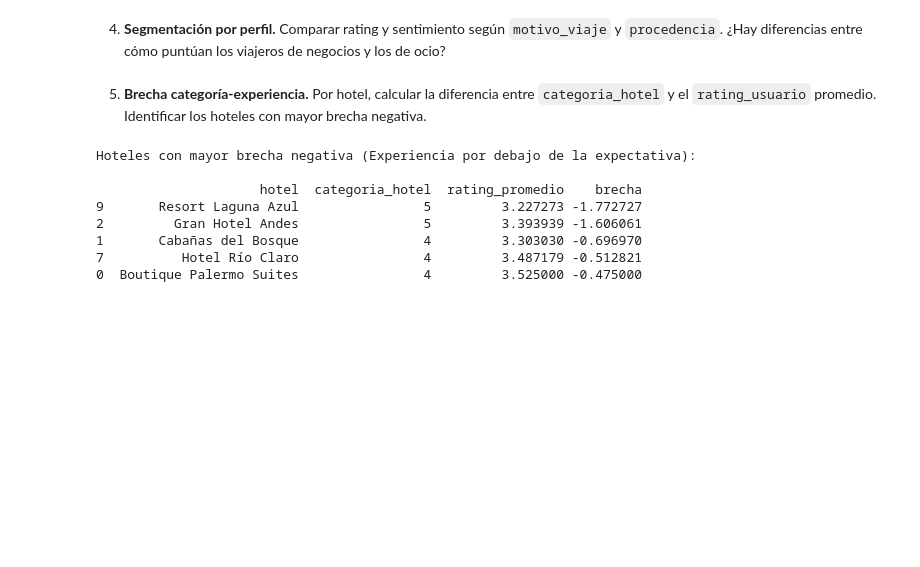
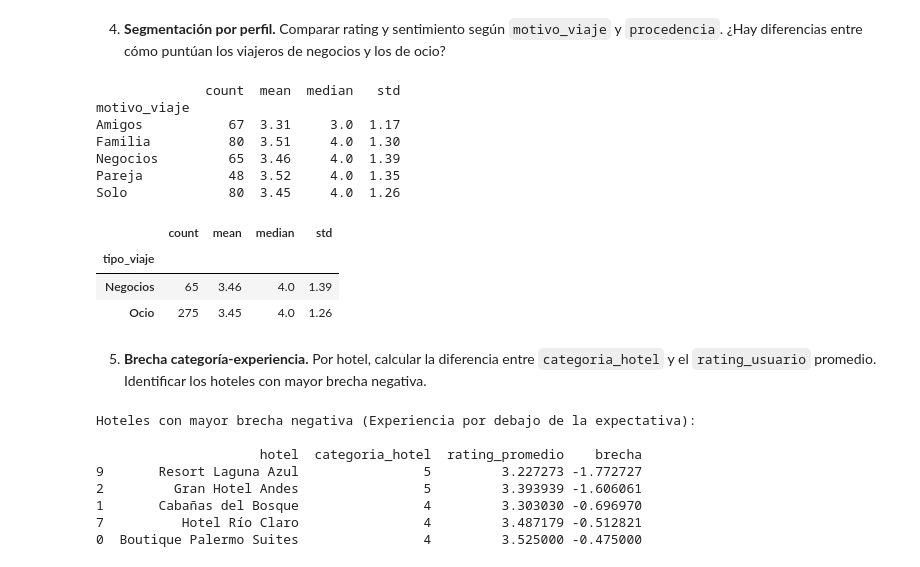
Before and after one commit to Glinarez24/data-analysis-course, a Jupyter notebook: modulo-4-visualizacion/clase-19/ejercicio-integrador.ipynb, the cells around one changed output. Saved outputs shown, nothing was run; the diff lists cells and outputs as text; code cells hidden in the pictures; blank space fills up the shorter version.

```diff
--- a/modulo-4-visualizacion/clase-19/ejercicio-integrador.ipynb
+++ b/modulo-4-visualizacion/clase-19/ejercicio-integrador.ipynb
@@ -209,0 +160,11 @@ Name: proportion, dtype: float64
+# %%
+df["sentimiento_rating"] = df["rating_usuario"].map({
+    1: "Negativa",
+    2: "Negativa",
+    3: "Neutra",
+    4: "Positiva",
+    5: "Positiva"
+})
+
+print("Promedio por sentimiento en las reseñas de los usuarios: ", df["sentimiento_rating"].value_counts(normalize=True)*100)
+print("Promedio por sentimiento en las reseñas de los usuarios obtenido por pysentimiento:" , df["sentimiento"].value_counts(normalize=True)*100)
@@ -211,6 +212,34 @@ Name: proportion, dtype: float64
 4. **Segmentación por perfil.** Comparar rating y sentimiento según `motivo_viaje` y `procedencia`. ¿Hay diferencias entre cómo puntúan los viajeros de negocios y los de ocio?
 # %%
 # Tu codigo acá
+
+rating_por_motivo = (
+    df.groupby("motivo_viaje")["rating_usuario"]
+      .agg(["count", "mean", "median", "std"])
+      .round(2)
+)
+
+print(rating_por_motivo)
+
+df["tipo_viaje"] = df["motivo_viaje"].apply(
+    lambda x: "Negocios" if x == "Negocios" else "Ocio"
+)
+
+df.groupby("tipo_viaje")["rating_usuario"].agg(
+    ["count", "mean", "median", "std"]
+).round(2)
+# %% [output]
+              count  mean  median   std
+motivo_viaje
+Amigos           67  3.31     3.0  1.17
+Familia          80  3.51     4.0  1.30
+Negocios         65  3.46     4.0  1.39
+Pareja           48  3.52     4.0  1.35
+Solo             80  3.45     4.0  1.26
+|  | count | mean | median | std |
+| tipo_viaje |  |  |  |  |
+| Negocios | 65 | 3.46 | 4.0 | 1.39 |
+| Ocio | 275 | 3.45 | 4.0 | 1.26 |
 # %% [markdown]
 5. **Brecha categoría-experiencia.** Por hotel, calcular la diferencia entre `categoria_hotel` y el `rating_usuario` promedio. Identificar los hoteles con mayor brecha negativa.
 # %%
```
Also changed, not shown: parts of 10 cells of this notebook, 1 other file.
